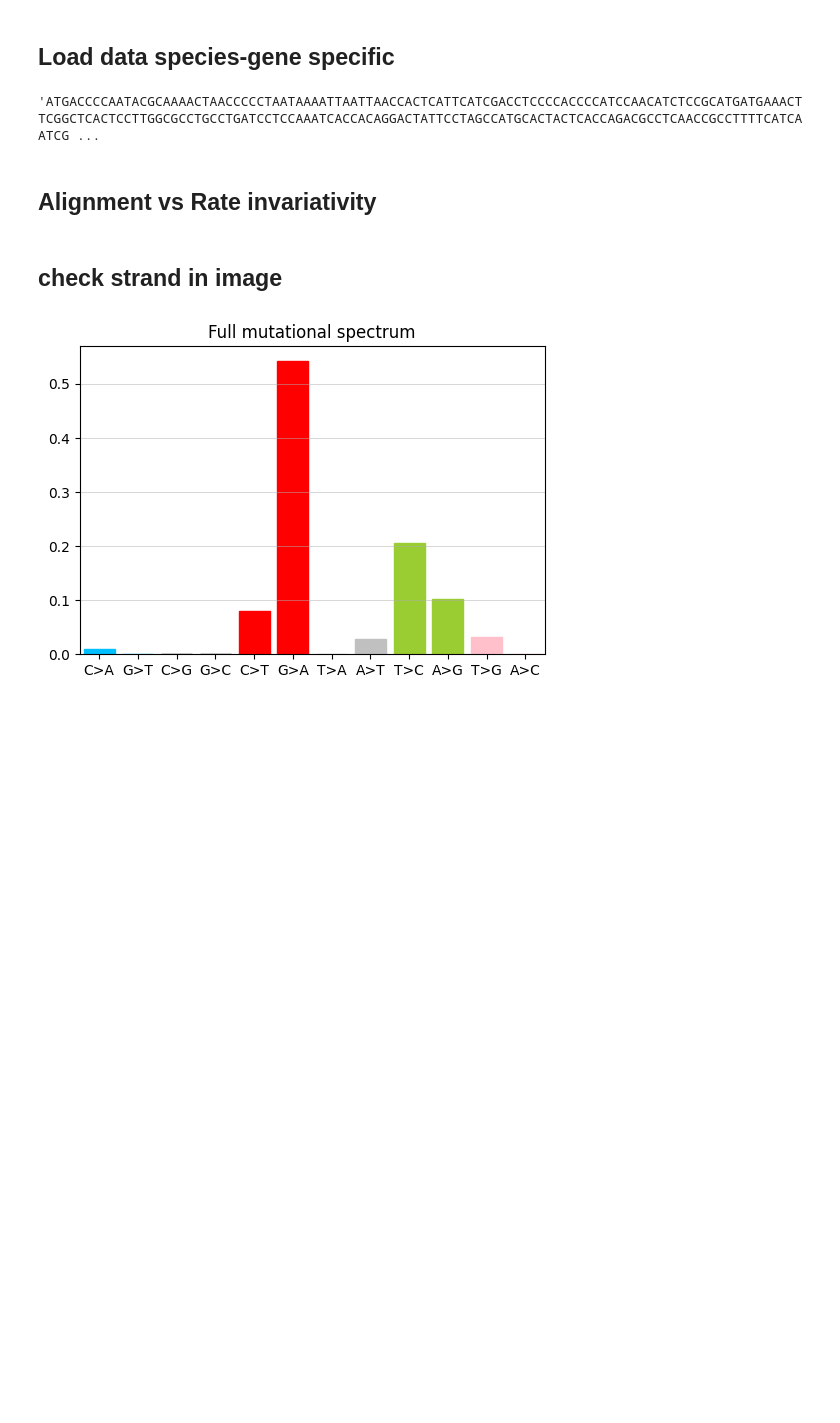
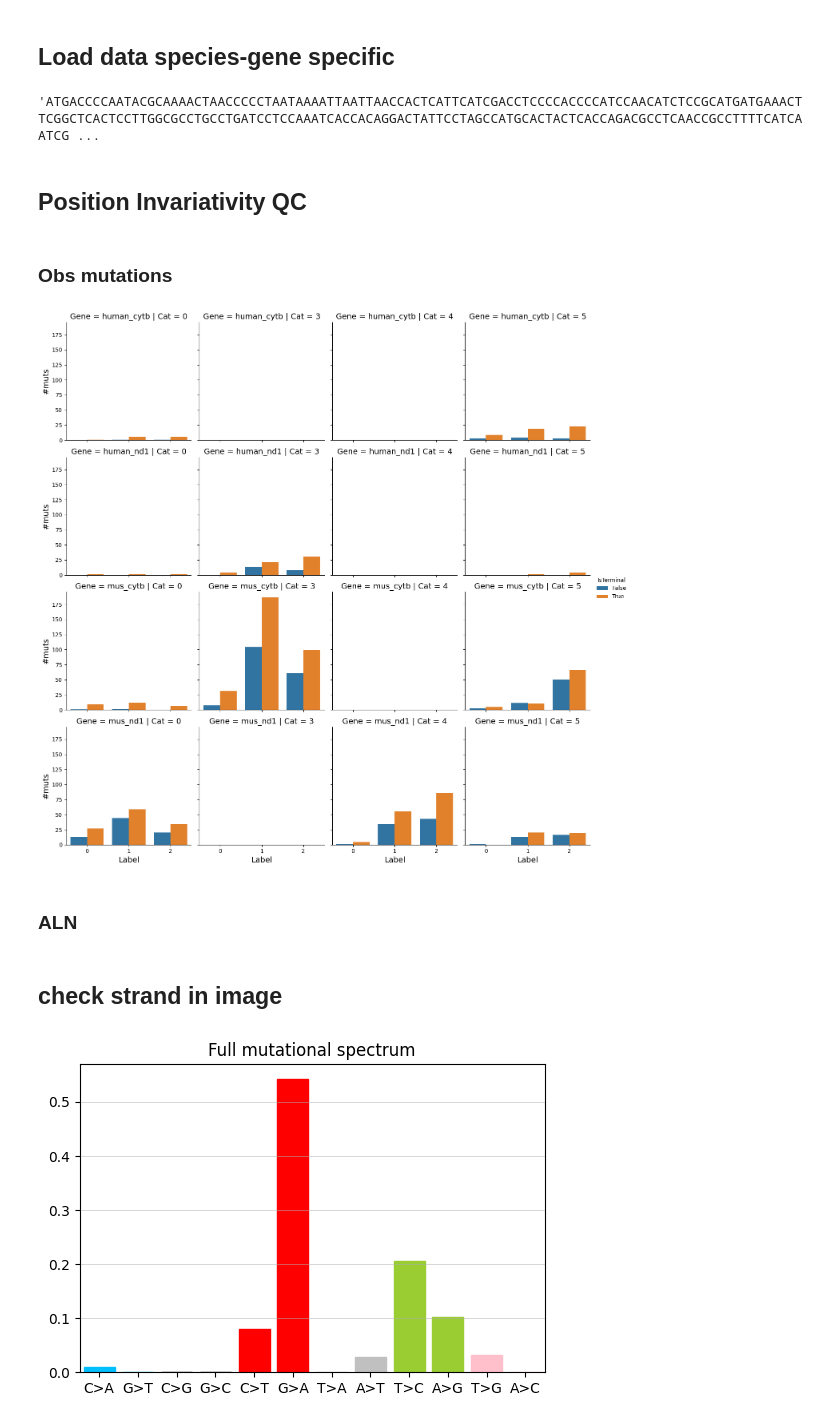
Before and after one commit to mitoclub/nemu-pipeline, a Jupyter notebook: notebooks/position_analysis.ipynb, the cells around one changed output. Drawn from its saved outputs; the diff is of its cells as text; code cells hidden in the pictures; blank space fills up the shorter version.

```diff
--- a/notebooks/position_analysis.ipynb
+++ b/notebooks/position_analysis.ipynb
@@ -95,8 +95,36 @@ human_cytb["mutations"] = pd.read_csv("../data/exposure/human_cytb/observed_muta
 human_nd1["mutations"] = pd.read_csv("../data/exposure/human_nd1/observed_mutations_iqtree.tsv", sep="\t").sort_values("PosInGene")
 mus_cytb["mutations"] = pd.read_csv("../data/exposure/mus_cytb/observed_mutations_iqtree.tsv", sep="\t").sort_values("PosInGene")
 mus_nd1["mutations"] = pd.read_csv("../data/exposure/mus_nd1/observed_mutations_iqtree.tsv", sep="\t").sort_values("PosInGene")
-# %% [markdown]
-## Alignment vs Rate invariativity
+# %% [markdown]
+## Position Invariativity QC
+# %% [markdown]
+### Obs mutations
+# %%
+to_concat = []
+for lbl, data in zip(['human_cytb', 'human_nd1', 'mus_cytb', 'mus_nd1'], [human_cytb, human_nd1, mus_cytb, mus_nd1]):
+    df = data["mutations"].merge(data['rate'], right_on="Site", left_on="PosInGene")
+    df['IsTerminal'] = df.AltNode.str.startswith("RN_")
+    df["Gene"] = lbl
+    to_concat.append(df)
+df = pd.concat(to_concat)
+# %%
+g = sns.catplot(
+    data=df[(df.ProbaFull > 0.3)].groupby(["Cat", "Gene", "Label", "IsTerminal"]).ProbaFull.sum().reset_index(),
+    x="Label",
+    y="ProbaFull",
+    hue="IsTerminal",
+    col="Cat",
+    row="Gene",
+    kind="bar",
+    height=3.5,
+)
+g.set_axis_labels("Label", "#muts", size=14)
+g.set_titles(size=14)
+plt.savefig("../figures/obs_muts_in_cats.pdf")
+# %% [output]
+[figure, added]
+# %% [markdown]
+### ALN
 # %%
 def get_variability_rate(aln):
     seq = []
```
Also changed, not shown: 1 other file.
